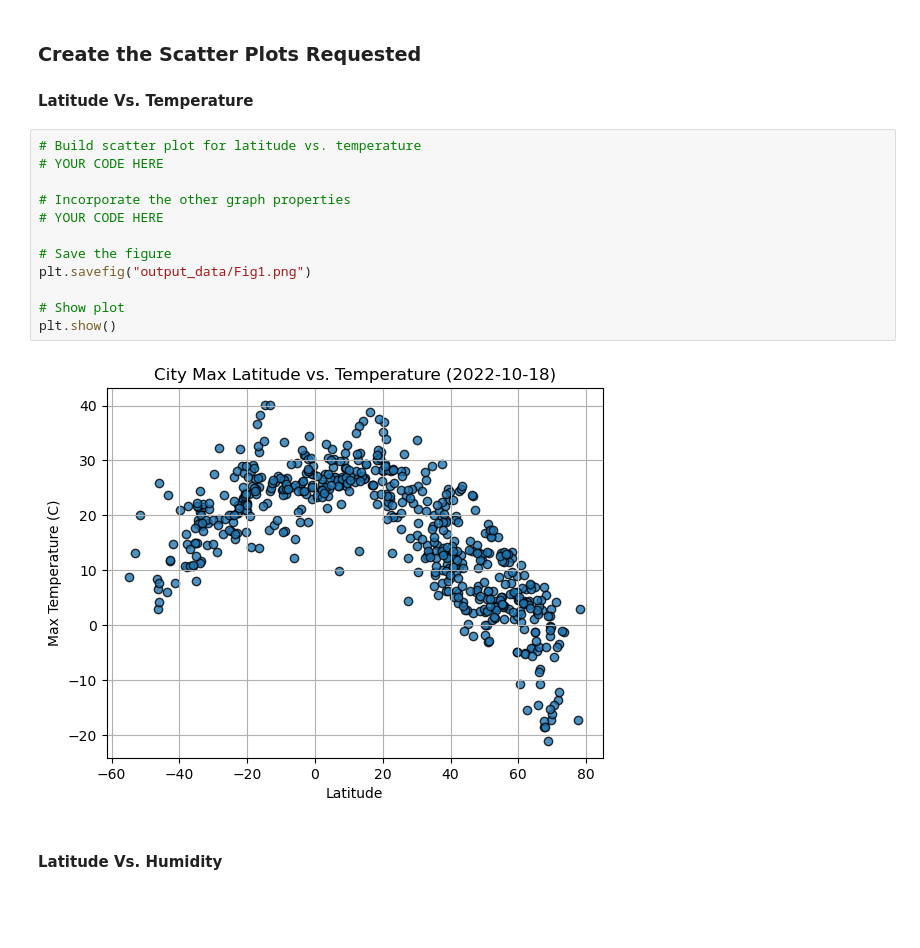
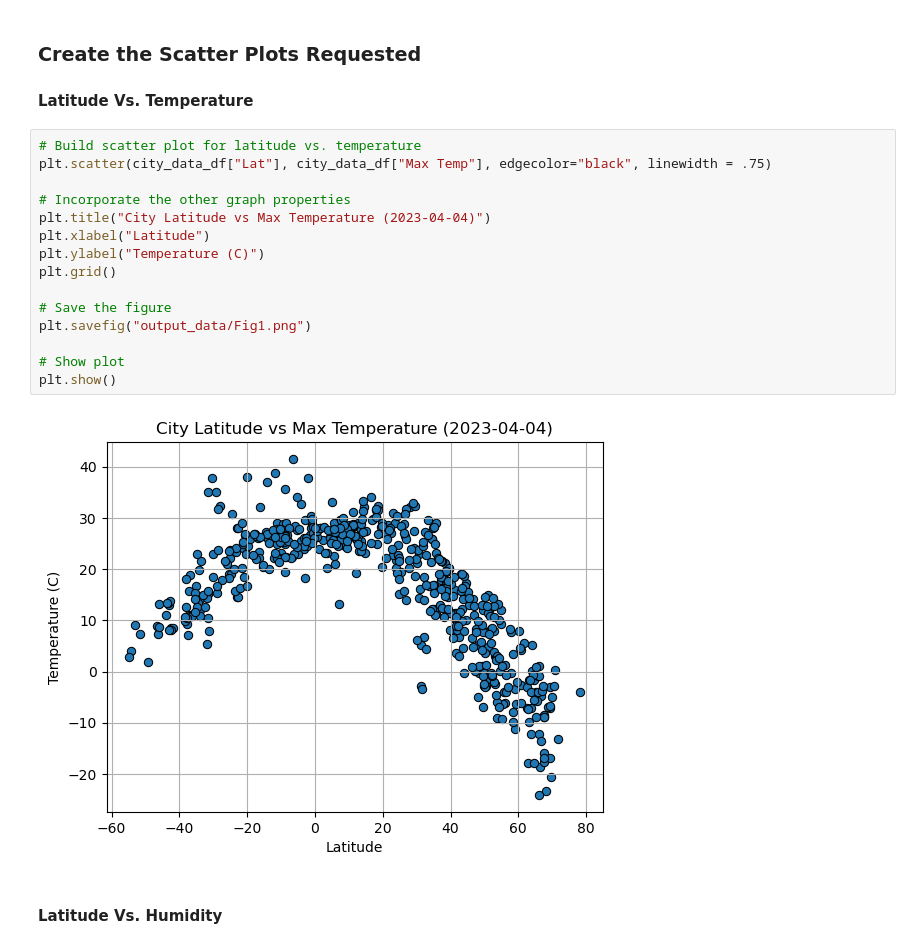
Before and after one commit to RBarbosa92/python-api-challenge, a Jupyter notebook: WeatherPy.ipynb, the cells around one changed output. Cells and saved outputs as stored; diff of their text form; blank space fills up the shorter version.

```diff
--- a/WeatherPy.ipynb
+++ b/WeatherPy.ipynb
@@ -185,18 +191,21 @@ city_data_df.head()
 #### Latitude Vs. Temperature
 # %%
 # Build scatter plot for latitude vs. temperature
-# YOUR CODE HERE
+plt.scatter(city_data_df["Lat"], city_data_df["Max Temp"], edgecolor="black", linewidth = .75)
 
 # Incorporate the other graph properties
-# YOUR CODE HERE
+plt.title("City Latitude vs Max Temperature (2023-04-04)")
+plt.xlabel("Latitude")
+plt.ylabel("Temperature (C)")
+plt.grid()
 
 # Save the figure
 plt.savefig("output_data/Fig1.png")
 
 # Show plot
 plt.show()
 # %% [output]
-[figure, old version]
+[figure, new version]
 # %% [markdown]
 #### Latitude Vs. Humidity
 # %%
```
Also changed, not shown: parts of 33 cells of this notebook, 5 other files.
